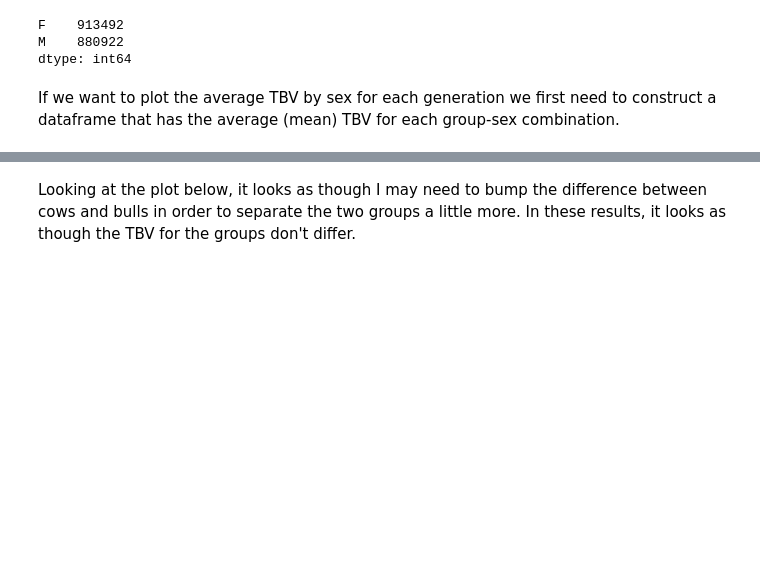
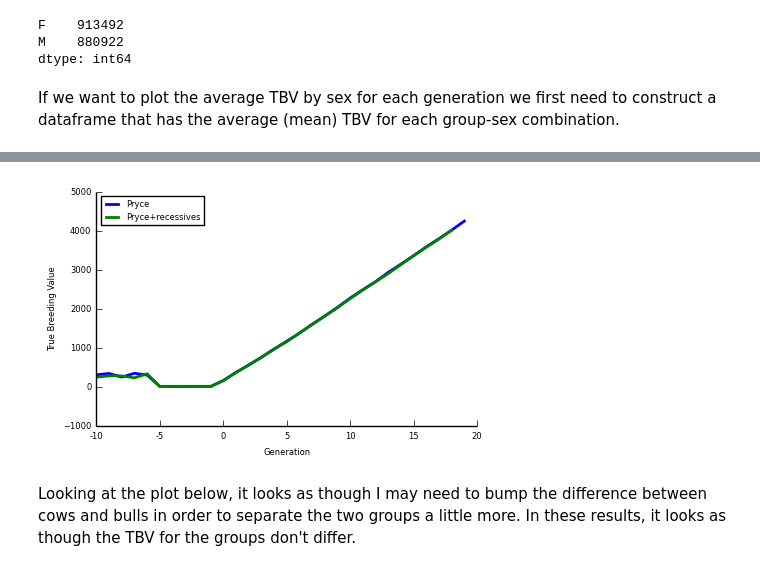
Before and after one commit to wintermind/multiple-recessives, a Jupyter notebook: Analyze Simulation Results - Holstein.ipynb, the cells around one changed output, grey strips where cells are left out. Drawn from its saved outputs; the diff is of its cells as text; code cells hidden in the pictures; blank space fills up the shorter version.

```diff
--- a/Analyze Simulation Results - Holstein.ipynb
+++ b/Analyze Simulation Results - Holstein.ipynb
@@ -80,3 +184,34 @@ grouped = grouped.sort(['level_0','level_1'])
+# %%
+fig = plt.figure(figsize=fig_dims, dpi=300, facecolor='white')
+
+# Set nicer limits
+xmin ,xmax = 0, 30
+ymin, ymax = 0, 0.25
+
+ax = fig.add_subplot(1, 1, 1)
+ax.set_xlabel('Generation')
+ax.set_ylabel('True Breeding Value')
+ax.plot(all_animals.groupby(['born']).mean()['TBV'], label='Pryce', linewidth=2)
+ax.plot(all_animals_r.groupby(['born']).mean()['TBV'], label='Pryce+recessives', linewidth=2)
+ax.legend(loc='best')
+
+# Deal with ticks marks and labels
+x_tick_locs = [t for t in xrange(0, 31, 5)]
+x_tick_labels = [t for t in xrange(-10, 21, 5)]
+xticks(x_tick_locs, x_tick_labels)
+
+# Despine
+ax = gca()
+ax.spines['right'].set_color('none')
+ax.spines['top'].set_color('none')
+ax.xaxis.set_ticks_position('bottom')
+ax.yaxis.set_ticks_position('left')
+
+# Plot and save
+fig.tight_layout(pad=0.1)  # Make the figure use all available whitespace
+fig.savefig('/Users/jcole/Documents/AIPL/Genomics/Recessives/average-tbv-by-gen-pryce-rec.png', dpi=300)
+# %% [output]
+[figure, added]
 # %% [markdown]
 Looking at the plot below, it looks as though I may need to bump the difference between cows and bulls in order to separate the two groups a little more. In these results, it looks as though the TBV for the groups don't differ.
 # %%
```
Also changed, not shown: parts of 28 cells of this notebook, 4 other files.
